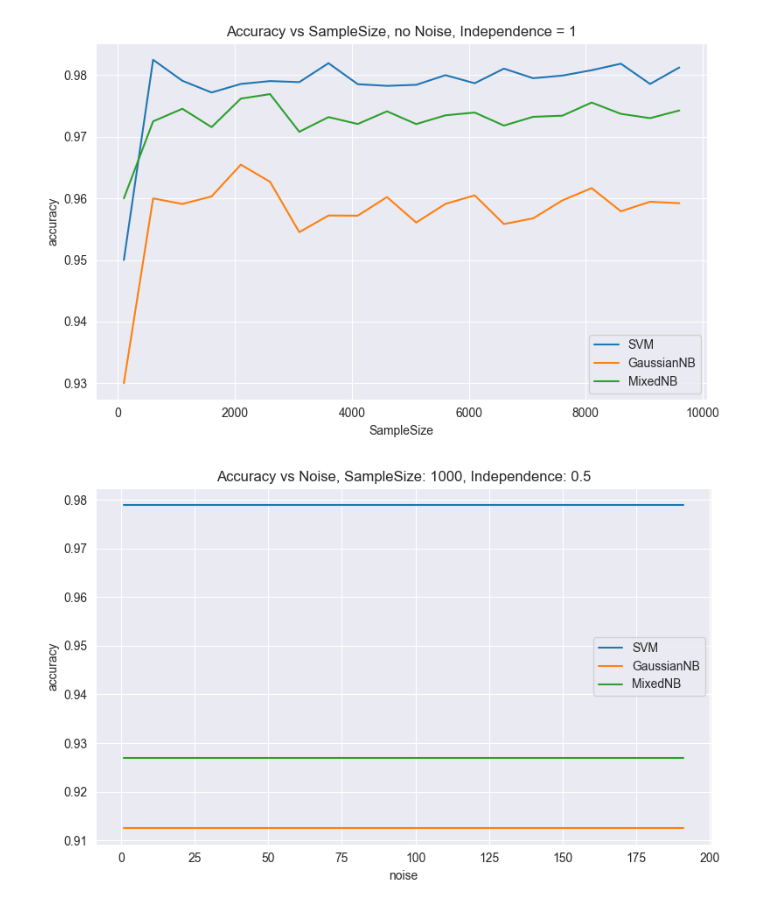
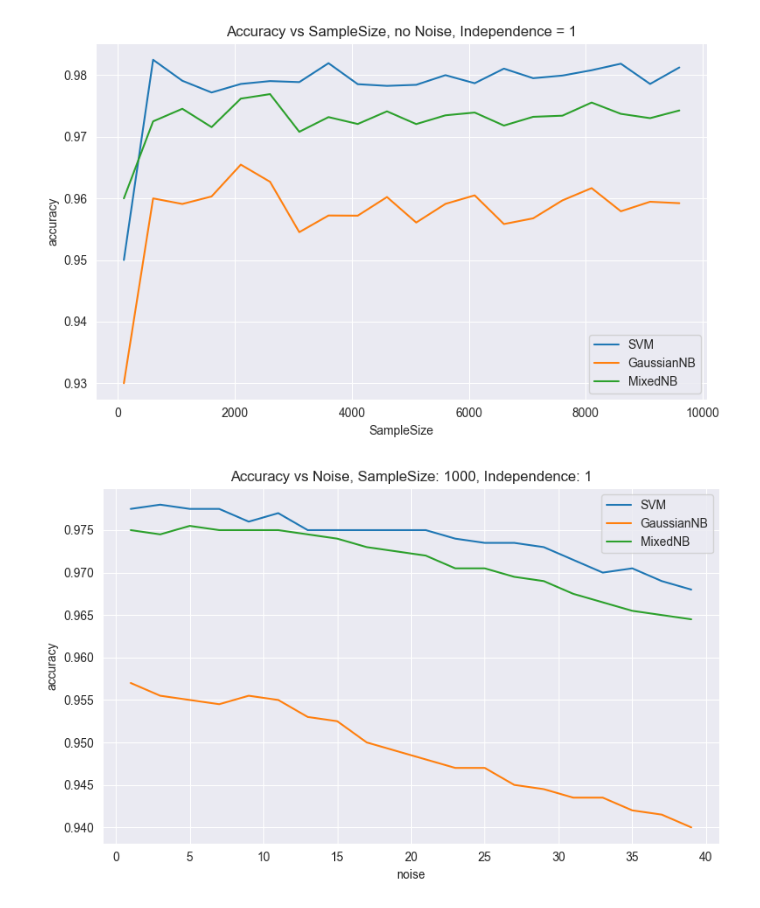
Before and after one commit to JanKoch99/MachineLearningDataMining, a Jupyter notebook: DataGeneration.ipynb, the cells around one changed output. Saved outputs shown, nothing was run; the diff lists cells and outputs as text; code cells hidden in the pictures.

Commit message:
Fix noise

```diff
--- a/DataGeneration.ipynb
+++ b/DataGeneration.ipynb
@@ -575,8 +597,8 @@ from sklearn.naive_bayes import GaussianNB
 from sklearn.model_selection import train_test_split
 
 samples = 1000
-independence_step = 0.5
-noise_sigma_list = np.arange(1, 200, 10)
+independence_step = 1
+noise_sigma_list = np.arange(1, 41, 2)
 random_states = range(1, 101, 10)
 
 continuous_cols = ["Age", "RestingBP", "Cholesterol", "MaxHR", "Oldpeak"]
@@ -612,32 +634,32 @@ for noise_sigma in noise_sigma_list:
         # Create Models
         svm_f = SVC(kernel='rbf', random_state=random_state)
         nb_f = GaussianNB()
         mixed_nb_f = MixedNB(continuous_cols=Xf_cont_cols, binary_cols=Xf_bin_cols)
 
         # Train Models
         svm_f.fit(Xf_train, yf_train)
         nb_f.fit(Xf_train, yf_train)
         mixed_nb_f.fit(Xf_train, yf_train)
 
         # Save Accuracy
         svm_acc.append(accuracy_score(yf_test, svm_f.predict(Xf_test)))
         nb_acc.append(accuracy_score(yf_test, nb_f.predict(Xf_test)))
         mixed_nb_acc.append(accuracy_score(yf_test, mixed_nb_f.predict(Xf_test)))
 
     accuracy.loc[len(accuracy)] = [
         noise_sigma,
         np.mean(svm_acc), np.mean(nb_acc), np.mean(mixed_nb_acc)
     ]
 
 plt.figure(figsize=(8,5))
 plt.plot(accuracy["noise"], accuracy["svm_false"], label="SVM")
 plt.plot(accuracy["noise"], accuracy["gaussian_false"], label="GaussianNB")
 plt.plot(accuracy["noise"], accuracy["mixed_gaussian_false"], label="MixedNB")
 plt.xlabel("noise")
 plt.ylabel("accuracy")
 plt.legend()
-plt.title("Accuracy vs Noise, SampleSize: 1000, Independence: 0.5")
+plt.title("Accuracy vs Noise, SampleSize: 1000, Independence: 1")
 plt.tight_layout()
 plt.show()
 # %% [output]
-[figure, old version]
+[figure, new version]
```
Also changed, not shown: parts of 1 cell of this notebook.
